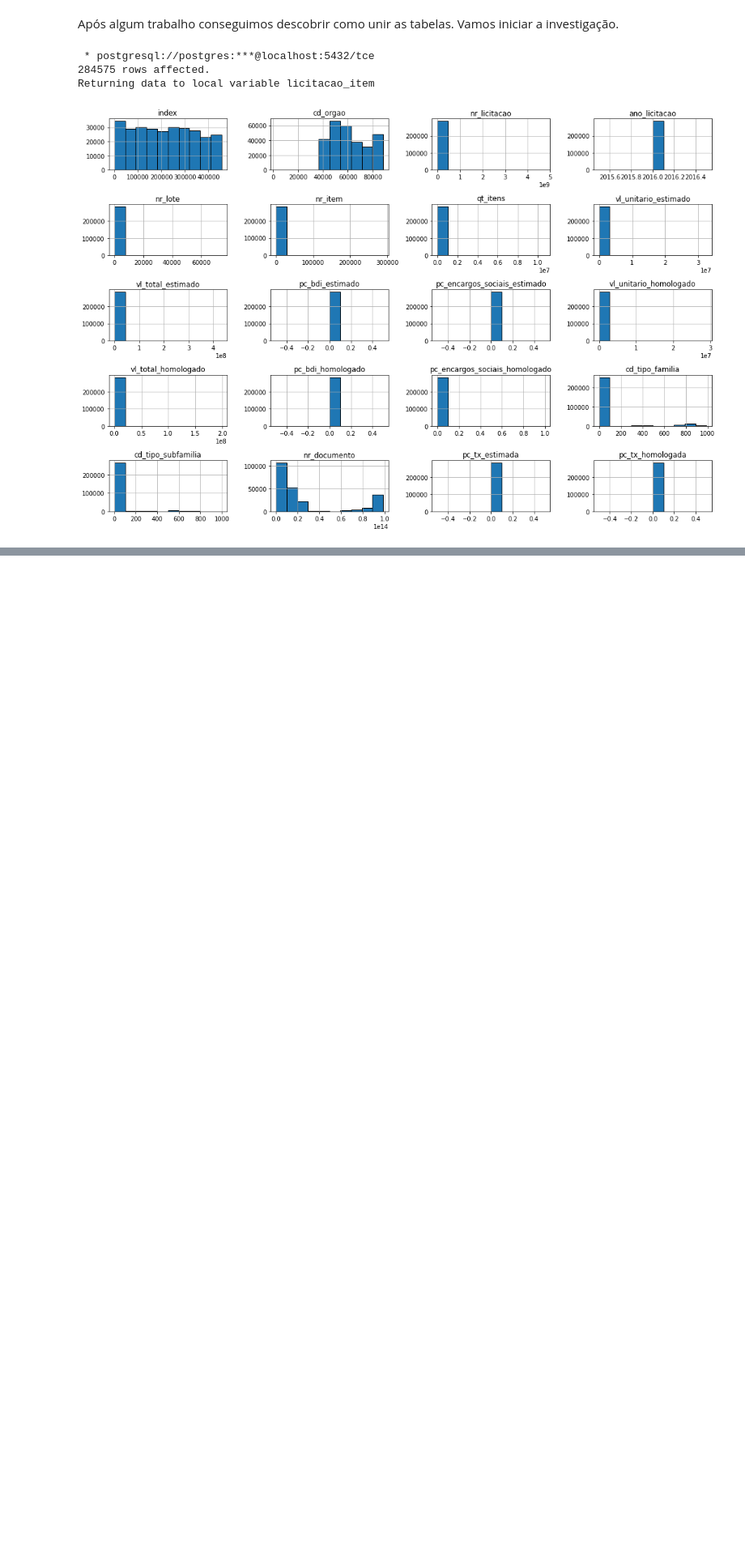
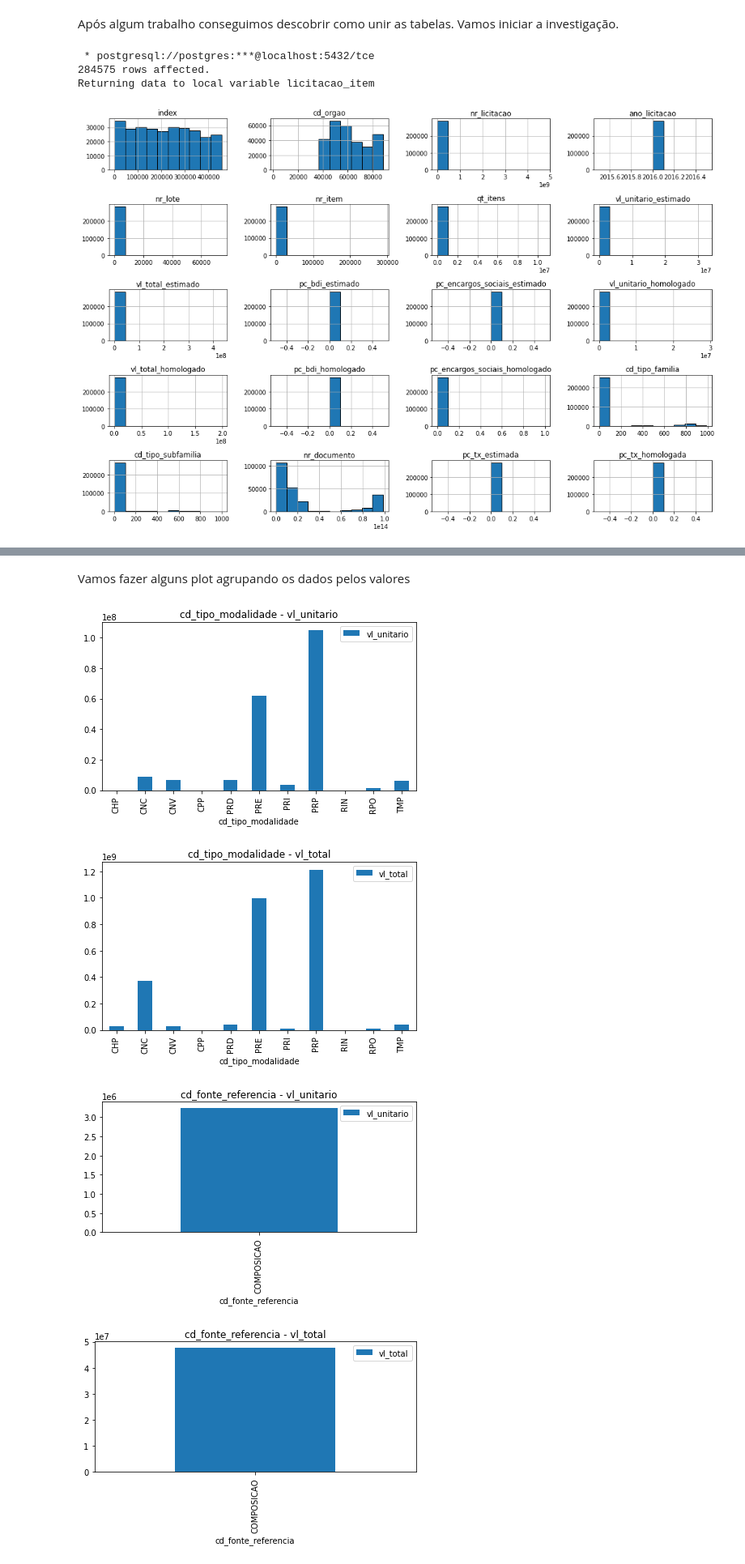
Before and after one commit to tarsioonofrio/rs-gov-purchases, a Jupyter notebook: src/eda.ipynb, the cells around one changed output, grey strips where cells are left out. Shown at 81% size. Cells and saved outputs as stored; diff of their text form; code cells hidden in the pictures; blank space fills up the shorter version.

```diff
--- a/src/eda.ipynb
+++ b/src/eda.ipynb
@@ -313,9 +312,8 @@ plt.show()
 # %% [output]
 [figure]
 # %%
-ignore = ["index", "ds_objeto","ds_item", "nr_item_original"]
+ignore = ["index", "ds_objeto","ds_item", "nr_item_original", "nr_documento.1", "nm_orgao", "sg_unidade_medida", "dt_ref_valor_estimado"]
 
-list_error = []
 for c, d in zip(licitacao_item.columns,licitacao_item.dtypes):
     if d != "object":
         continue
@@ -331,5 +329,4 @@ for c, d in zip(licitacao_item.columns,licitacao_item.dtypes):
         plt.show()
     except:
         print(f"Error {c}")
-        list_error.append(c)
 # %% [output]
@@ -351,0 +488,14 @@ list_error
+# %%
+columns = ["vl_unitario_estimado", "vl_total_estimado", "vl_unitario_homologado", "vl_total_homologado"]
+
+for c in licitacao_item.columns:
+    if c not in columns  :
+        continue
+    # field = licitacao_item.head(100)[c]
+    field = licitacao_item[c]
+    # field = field.head(10)
+    # print(len(field))
+    # plt.figure(figsize=(20,5))
+    field = field.value_counts()
+    print(field.head(10))
+    print("\n")
@@ -351,0 +566,27 @@ list_error
+# %%
+licitacao_item['vl_unitario'] = licitacao_item["vl_unitario_homologado"]
+licitacao_item.loc[licitacao_item['vl_unitario'] == 0, 'vl_unitario'] = licitacao_item.loc[licitacao_item['vl_unitario_estimado'] != 0, 'vl_unitario_estimado']
+
+licitacao_item['vl_total'] = licitacao_item["vl_total_homologado"]
+licitacao_item.loc[licitacao_item['vl_total'] == 0, 'vl_total'] = licitacao_item.loc[licitacao_item['vl_total_estimado'] != 0, 'vl_total_estimado']
+# %% [markdown]
+Vamos fazer alguns plot agrupando os dados pelos valores
+# %%
+ignore = ["index", "ds_objeto","ds_item", "nr_item_original", "nr_documento.1", "nm_orgao", "sg_unidade_medida", "dt_ref_valor_estimado"]
+for c, d in zip(licitacao_item.columns,licitacao_item.dtypes):
+    if d != "object":
+        continue
+    if c in ignore  :
+        continue
+    for v in ["vl_unitario", "vl_total"]:
+        group = licitacao_item[[c, v]]
+        group = group.groupby([c]).sum()
+        group.plot.bar()
+        plt.title(f"{c} - {v}")
+        plt.tight_layout()
+        plt.show()
+# %% [output]
+[figure, added]
+[figure, added]
+[figure, added]
+[figure, added]
```
Also changed, not shown: parts of 25 cells of this notebook.
